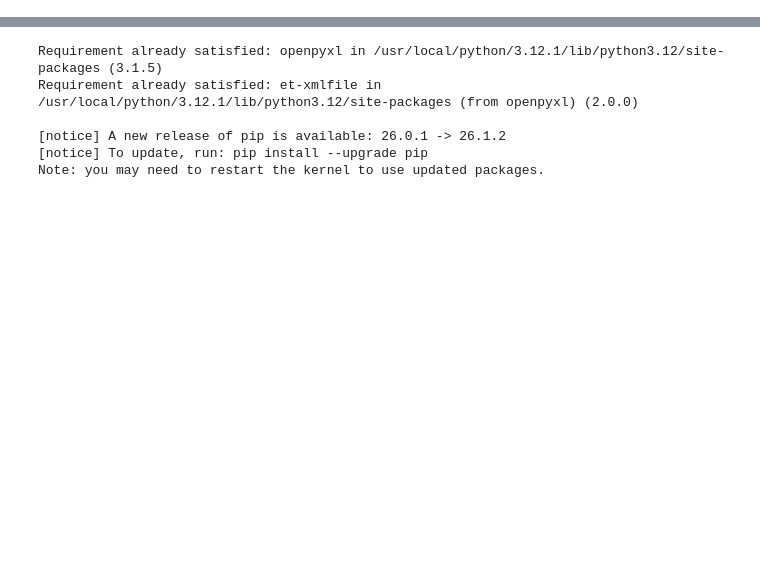
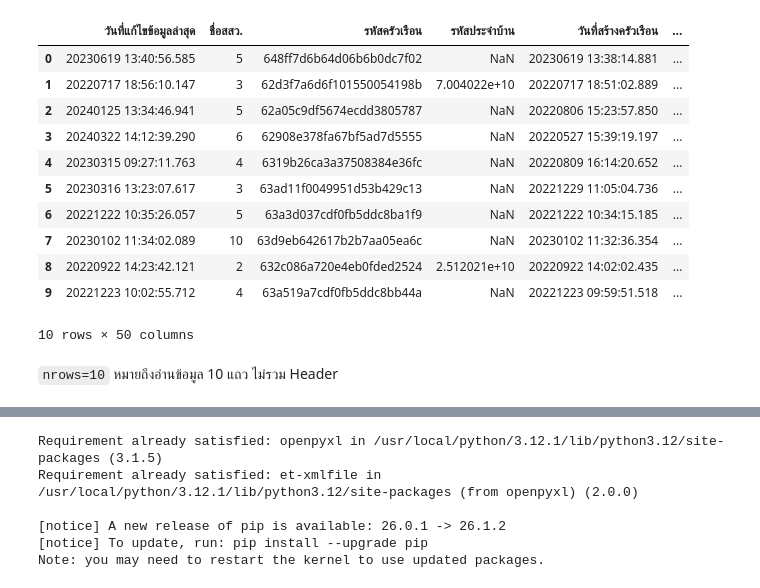
Before and after one commit to vivatbdi/MSDHS_OJT, a Jupyter notebook: py-jupyter_docker/course/day3/08_pandas_ingestion.ipynb, the cells around one changed output, grey strips where cells are left out. Drawn from its saved outputs; the diff is of its cells as text; code cells hidden in the pictures; blank space fills up the shorter version.

```diff
--- a/py-jupyter_docker/course/day3/08_pandas_ingestion.ipynb
+++ b/py-jupyter_docker/course/day3/08_pandas_ingestion.ipynb
@@ -181,0 +269,23 @@ mso_preview
+# %%
+mso_preview = pd.read_csv(
+    csv_file,
+    encoding="utf-8-sig",
+    nrows=10,
+)
+
+mso_preview
+# %% [output]
+|  | วันที่แก้ไขข้อมูลล่าสุด | ชื่อสสว. | รหัสครัวเรือน | รหัสประจำบ้าน | วันที่สร้างครัวเรือน | ... |
+| 0 | 20230619 13:40:56.585 | 5 | 648ff7d6b64d06b6b0dc7f02 | NaN | 20230619 13:38:14.881 | ... |
+| 1 | 20220717 18:56:10.147 | 3 | 62d3f7a6d6f101550054198b | 7.004022e+10 | 20220717 18:51:02.889 | ... |
+| 2 | 20240125 13:34:46.941 | 5 | 62a05c9df5674ecdd3805787 | NaN | 20220806 15:23:57.850 | ... |
+| 3 | 20240322 14:12:39.290 | 6 | 62908e378fa67bf5ad7d5555 | NaN | 20220527 15:39:19.197 | ... |
+| 4 | 20230315 09:27:11.763 | 4 | 6319b26ca3a37508384e36fc | NaN | 20220809 16:14:20.652 | ... |
+| 5 | 20230316 13:23:07.617 | 3 | 63ad11f0049951d53b429c13 | NaN | 20221229 11:05:04.736 | ... |
+| 6 | 20221222 10:35:26.057 | 5 | 63a3d037cdf0fb5ddc8ba1f9 | NaN | 20221222 10:34:15.185 | ... |
+| 7 | 20230102 11:34:02.089 | 10 | 63d9eb642617b2b7aa05ea6c | NaN | 20230102 11:32:36.354 | ... |
+| 8 | 20220922 14:23:42.121 | 2 | 632c086a720e4eb0fded2524 | 2.512021e+10 | 20220922 14:02:02.435 | ... |
+| 9 | 20221223 10:02:55.712 | 4 | 63a519a7cdf0fb5ddc8bb44a | NaN | 20221223 09:59:51.518 | ... |
+10 rows × 50 columns
+# %% [markdown]
+`nrows=10` หมายถึงอ่านข้อมูล 10 แถว ไม่รวม Header
```
Also changed, not shown: parts of 161 cells of this notebook.
